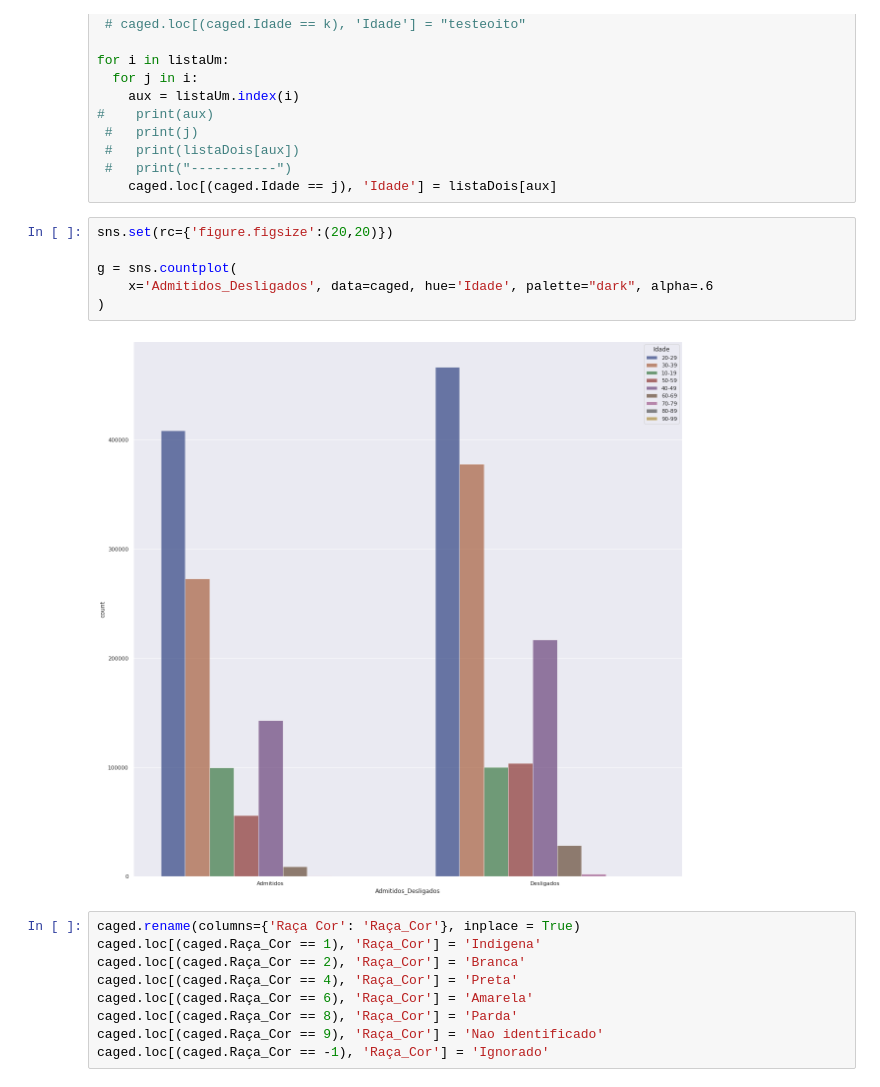
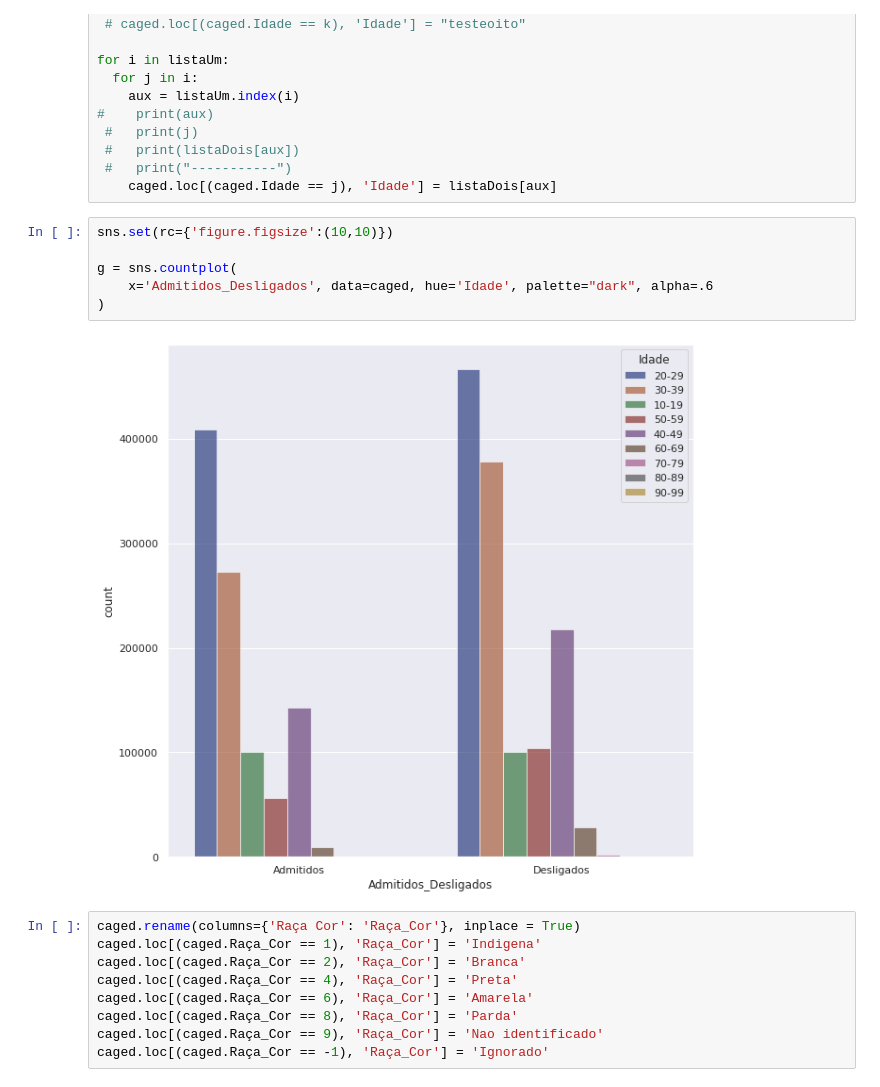
Before and after one commit to natalianeves18/Analise-de-dados-publicos-do-trabalho, a Jupyter notebook: Caged.ipynb, the cells around one changed output. Saved outputs shown, nothing was run; the diff lists cells and outputs as text.

```diff
--- a/Caged.ipynb
+++ b/Caged.ipynb
@@ -132,13 +132,13 @@ for i in listaUm:
  #   print("-----------")
     caged.loc[(caged.Idade == j), 'Idade'] = listaDois[aux]
 # %%
-sns.set(rc={'figure.figsize':(20,20)})
+sns.set(rc={'figure.figsize':(10,10)})
 
 g = sns.countplot(
     x='Admitidos_Desligados', data=caged, hue='Idade', palette="dark", alpha=.6
 )
 # %% [output]
-[figure, old version]
+[figure, new version]
 # %%
 caged.rename(columns={'Raça Cor': 'Raça_Cor'}, inplace = True)
 caged.loc[(caged.Raça_Cor == 1), 'Raça_Cor'] = 'Indigena'
```
Also changed, not shown: parts of 8 cells of this notebook.
